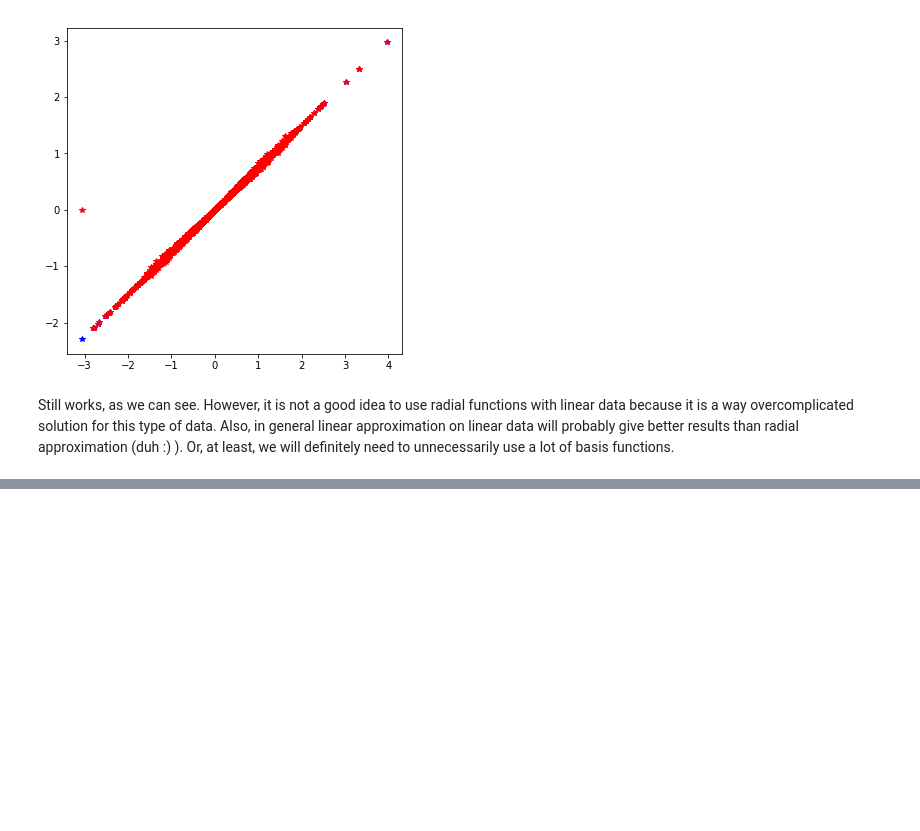
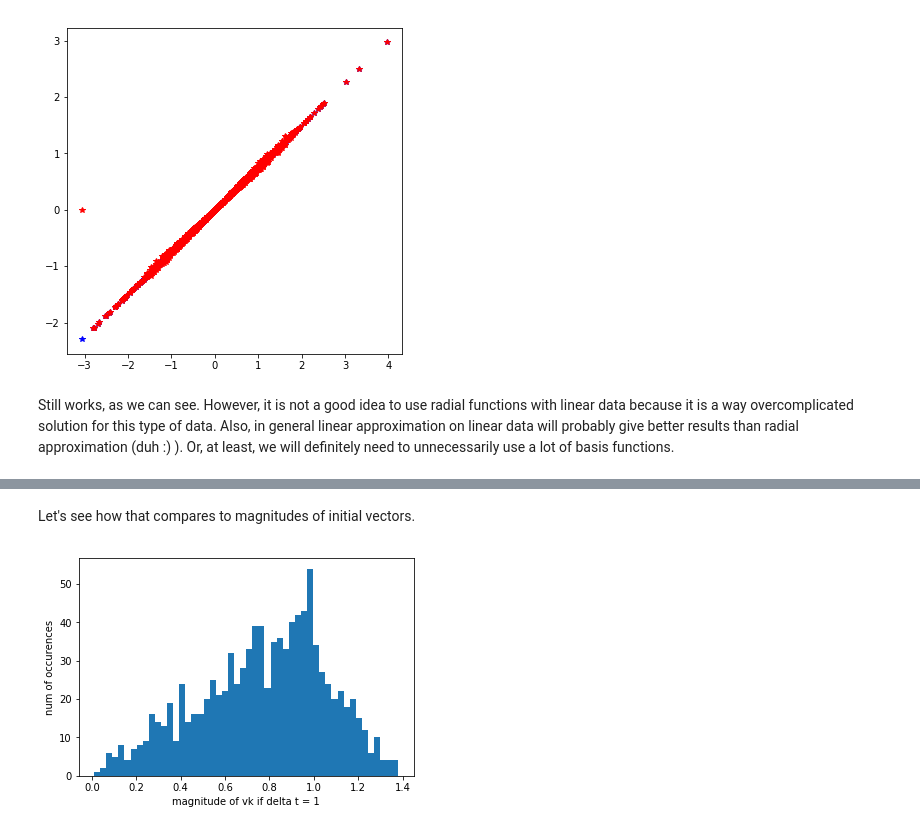
Before and after one commit to esprit1995/mlcrowd, a Jupyter notebook: assignment5/ex5.ipynb, the cells around one changed output, grey strips where cells are left out. Drawn from its saved outputs; the diff is of its cells as text; code cells hidden in the pictures; blank space fills up the shorter version.

```diff
--- a/assignment5/ex5.ipynb
+++ b/assignment5/ex5.ipynb
@@ -308,0 +371,10 @@ Still works, as we can see. However, it is not a good idea to use radial functio
+# %% [markdown]
+Let's see how that compares to magnitudes of initial vectors.
+# %%
+magnx0 = np.sqrt(linear_x0[:, 1]**2 + linear_x0[:,0]**2)
+plt.hist(magnx0, bins=50)
+plt.xlabel("magnitude of vk if delta t = 1")
+plt.ylabel("num of occurences")
+plt.show()
+# %% [output]
+[figure, added]
```
Also changed, not shown: parts of 33 cells of this notebook, 2 other files.
